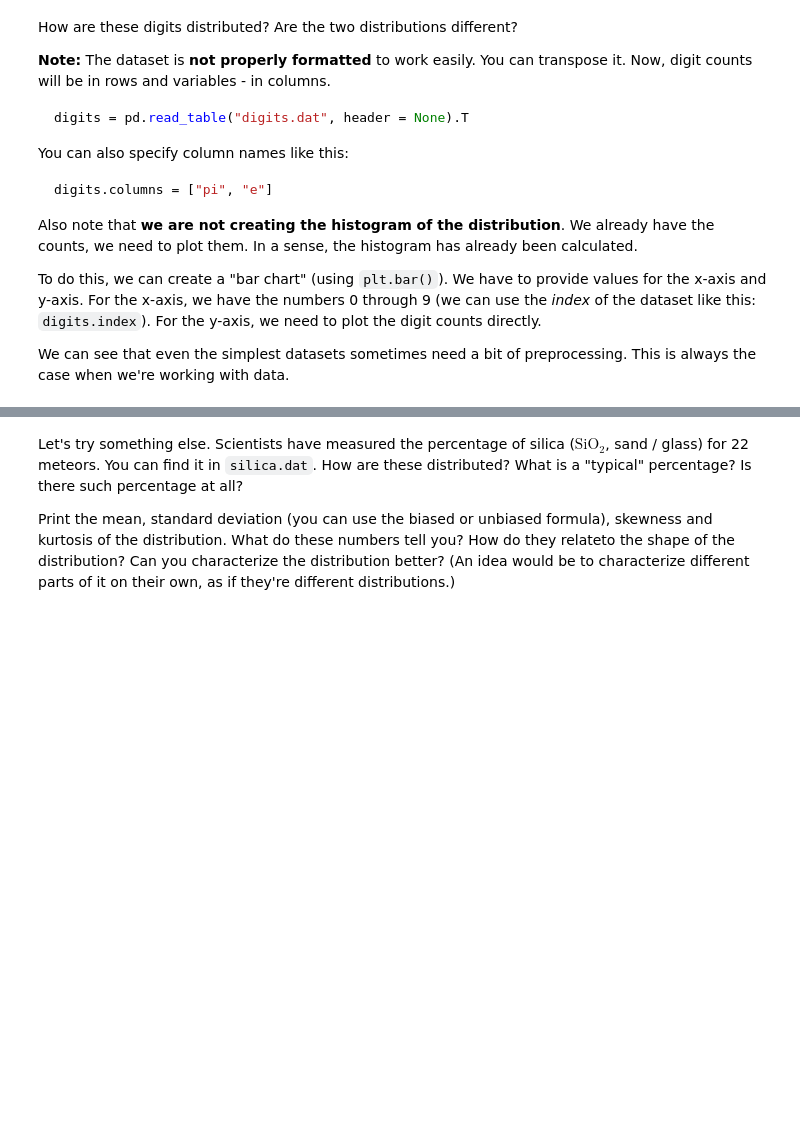
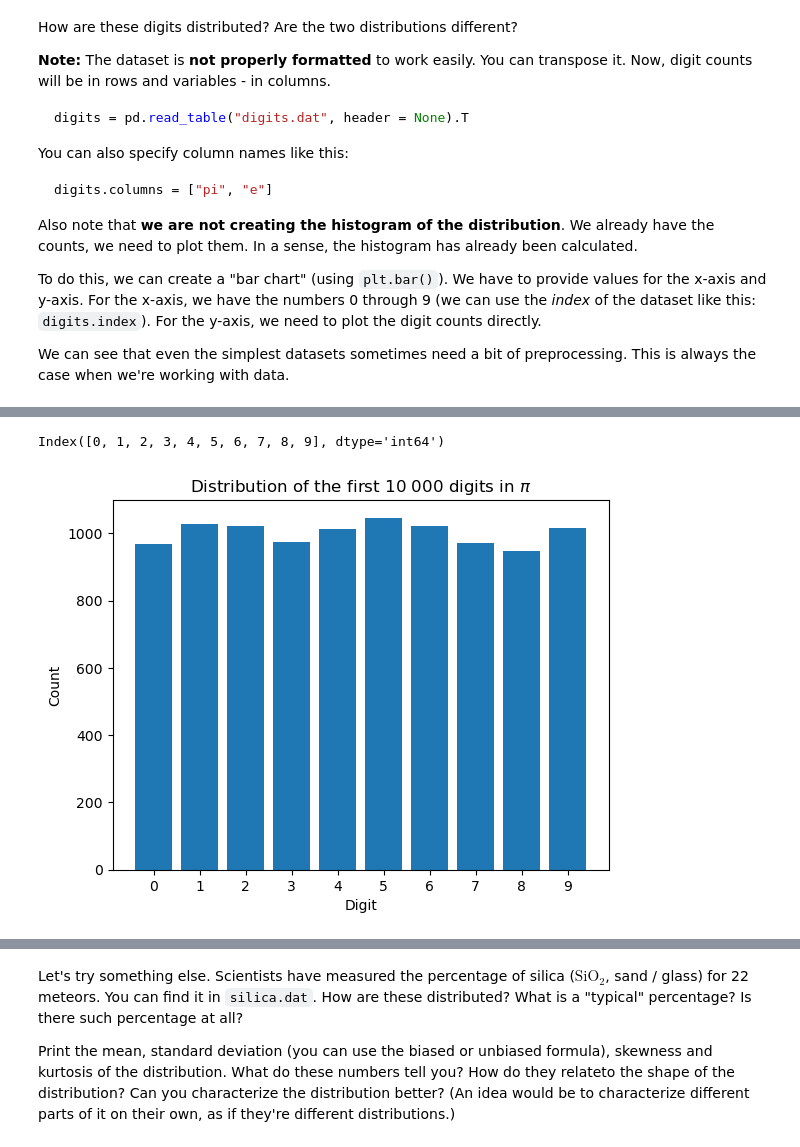
Before and after one commit to GalkaKG/Math-Concepts-for-Developers, a Jupyter notebook: 12. Exercise Statistics/Statistics Exercise.ipynb, the cells around one changed output, grey strips where cells are left out. Cells and saved outputs as stored; diff of their text form; code cells hidden in the pictures; blank space fills up the shorter version.

```diff
--- a/12. Exercise Statistics/Statistics Exercise.ipynb
+++ b/12. Exercise Statistics/Statistics Exercise.ipynb
@@ -45,0 +42,4 @@ We can see that even the simplest datasets sometimes need a bit of preprocessing
+# %%
+digits = pd.read_table("digits.dat", header = None).T
+
+digits
@@ -45,0 +58,4 @@ We can see that even the simplest datasets sometimes need a bit of preprocessing
+# %%
+digits.columns = ["pi", "e"]
+
+digits
@@ -45,0 +88,14 @@ We can see that even the simplest datasets sometimes need a bit of preprocessing
+# %%
+digits.pi.index  # дава редовете
+# %% [output]
+Index([0, 1, 2, 3, 4, 5, 6, 7, 8, 9], dtype='int64')
+# %%
+plt.bar(digits.pi.index, digits.pi.values)
+
+plt.xticks(range(0, 10))
+plt.xlabel("Digit")
+plt.ylabel("Count")
+plt.title("Distribution of the first 10 000 digits in $\pi$")
+plt.show()
+# %% [output]
+[figure, added]
```
Also changed, not shown: parts of 9 cells of this notebook.
